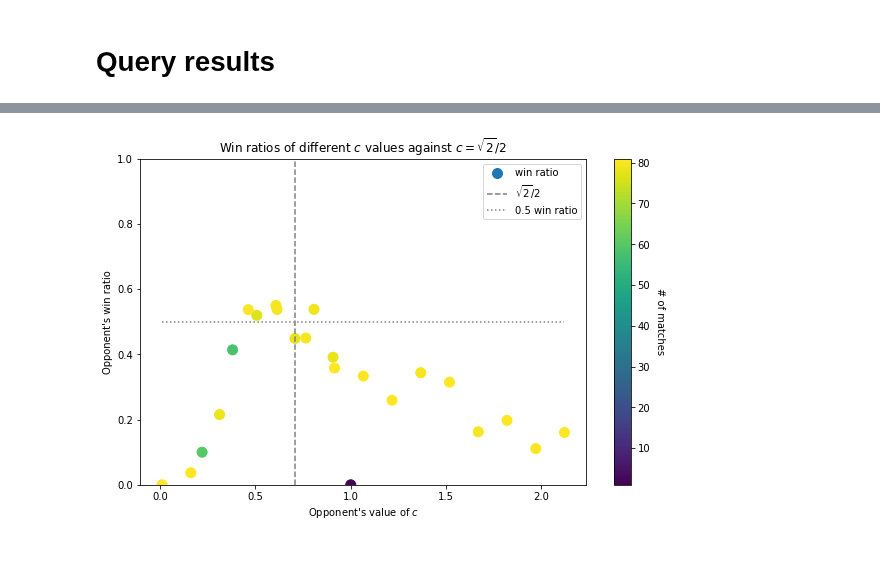
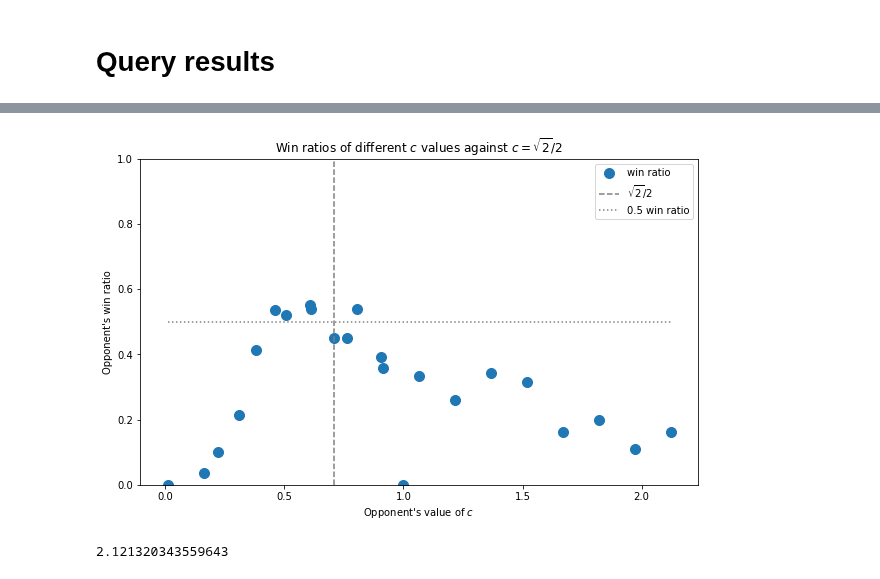
Before and after one commit to C4ptainCrunch/thesis, a Jupyter notebook: source/notebooks/plot-mcts-time.ipynb, the cells around one changed output, grey strips where cells are left out. Saved outputs shown, nothing was run; the diff lists cells and outputs as text; code cells hidden in the pictures.

```diff
--- a/source/notebooks/plot-mcts-time.ipynb
+++ b/source/notebooks/plot-mcts-time.ipynb
@@ -22,9 +24,9 @@ query = log_client.start_query(
     queryString="""
         fields @message
         | filter success == 1
-        | limit 5000
+        | limit 10000
     """,
-    limit=5000
+    limit=10000
 )
 # %%
 query_result = {'status': 'Scheduled'}
@@ -43,2 +45,2 @@ len(data)
 # %%
-useful = [x for x in data if x['player'].startswith('MCTSPlayer') and x['opponent'].startswith('MCTSPlayer')]
+useful = [x for x in data if x['player'].startswith('UCTPlayer') and x['opponent'].startswith('UCTPlayer') and "version" not in x]
@@ -69,24 +78,32 @@ Populating the interactive namespace from numpy and matplotlib
 # %%
 plt.figure(figsize=(10, 6))
 plt.scatter(
     list(summary.keys()),
     [sum(v)/len(v) for v in summary.values()],
-    c=[len(v) for v in summary.values()],
+    #c=[len(v) for v in summary.values()],
     label='win ratio',
     s=100
 )
+SQRT22 = math.sqrt(2)/2
+space = list(summary.keys())
 plt.vlines(SQRT22, 0, 1, linestyles='dashed', label="$\sqrt{2}/2$", color="grey")
-plt.hlines(0.5, space[0] , space[-1], linestyles='dotted', label="0.5 win ratio", color="grey")
+plt.hlines(0.5, min(space) , max(space), linestyles='dotted', label="0.5 win ratio", color="grey")
 plt.legend()
-cb = plt.colorbar()
-cb.set_label('# of matches', rotation=270)
-cb.ax.set_yticklabels([int(i) for i in cb.get_ticks()])
-cb.ax.get_yaxis().labelpad = 15
+#cb = plt.colorbar()
+#cb.set_label('# of matches', rotation=270)
+#cb.ax.set_yticklabels([int(i) for i in cb.get_ticks()])
+#cb.ax.get_yaxis().labelpad = 15
 
 plt.ylim(0, 1)
 
 plt.title("Win ratios of different $c$ values against $c = \sqrt{2}/2$");
 plt.xlabel("Opponent's value of $c$")
 plt.ylabel("Opponent's win ratio");
+
+plt.savefig("uct-value.png")
 # %% [output]
-[figure, old version]
+[figure, new version]
+# %%
+max(list(summary.keys()))
+# %% [output]
+2.121320343559643
```
Also changed, not shown: parts of 6 cells of this notebook, 16 other files.
